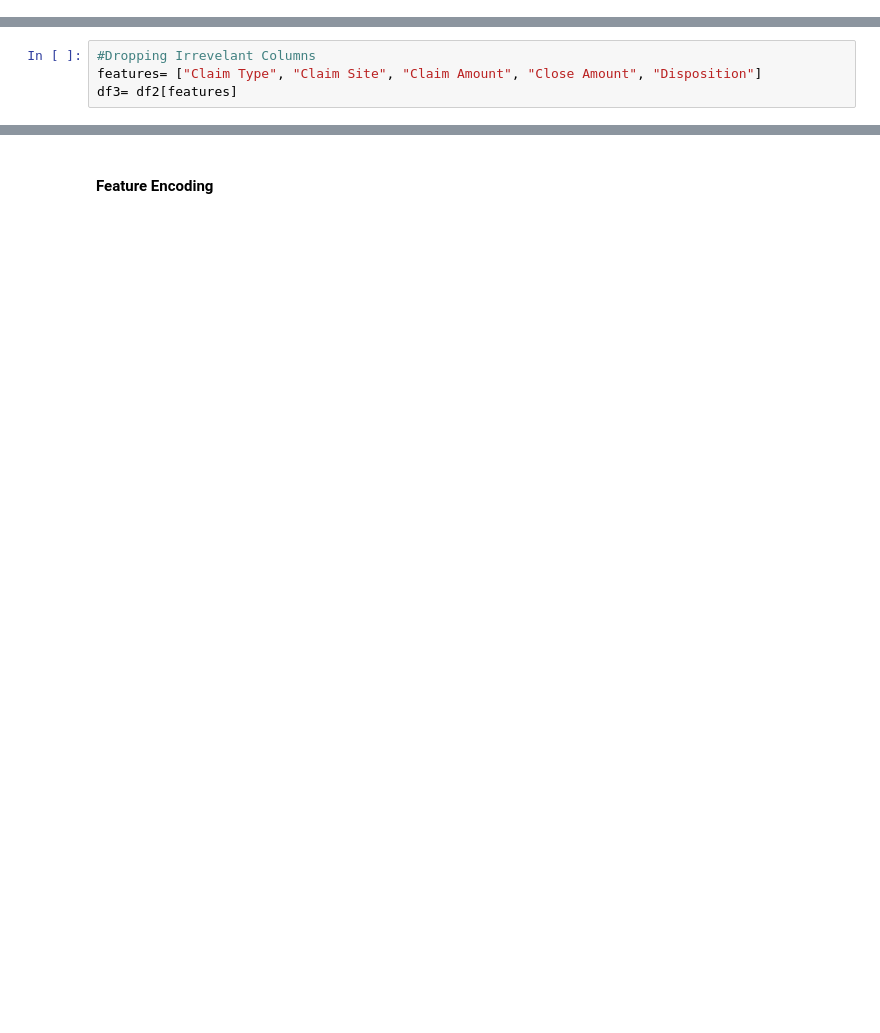
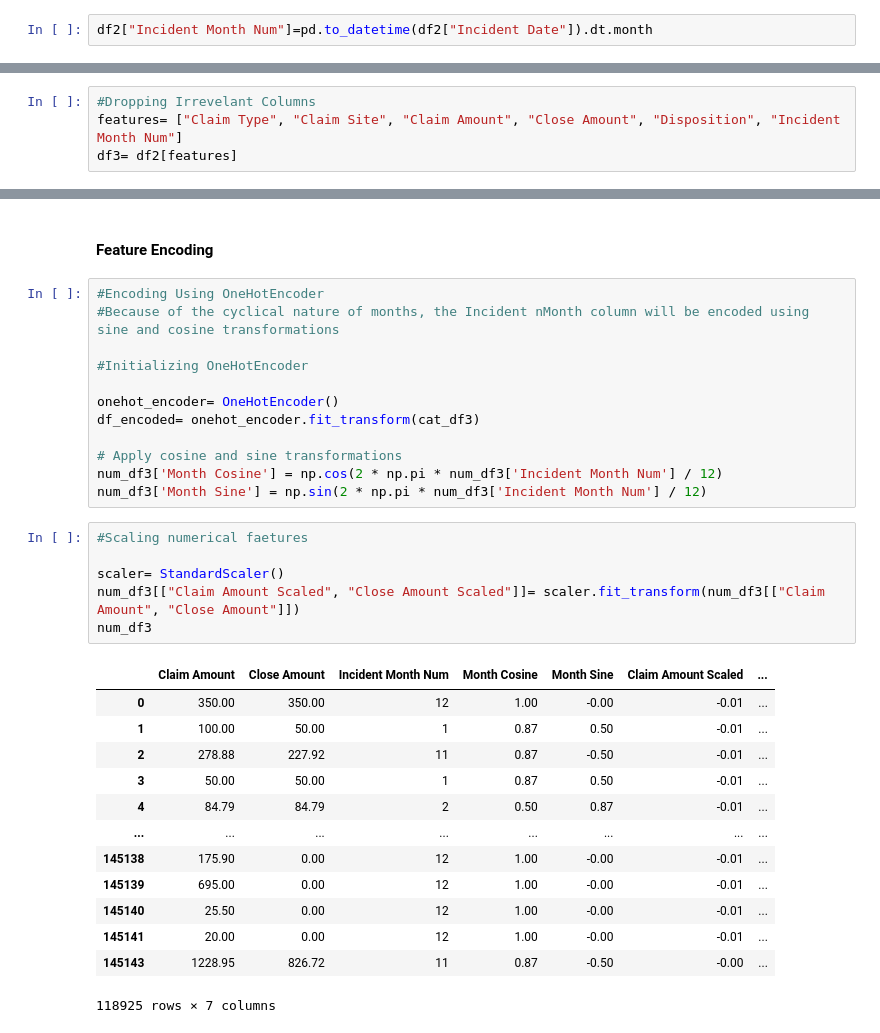
Before and after one commit to btokoli/Risk-Radar-Clustering-Airports-by-Claim-Patterns-to-Spotlight-High-Risk-Hubs, a Jupyter notebook: airportAnalysis.ipynb, the cells around one changed output, grey strips where cells are left out. Saved outputs shown, nothing was run; the diff lists cells and outputs as text; blank space fills up the shorter version.

```diff
--- a/airportAnalysis.ipynb
+++ b/airportAnalysis.ipynb
@@ -607,7 +606,9 @@ Reasons for excluding some features from the model development
+# %%
+df2["Incident Month Num"]=pd.to_datetime(df2["Incident Date"]).dt.month
 # %% [markdown]
 ### Feature Engineering
 # %%
 #Dropping Irrevelant Columns
-features= ["Claim Type", "Claim Site", "Claim Amount", "Close Amount", "Disposition"]
+features= ["Claim Type", "Claim Site", "Claim Amount", "Close Amount", "Disposition", "Incident Month Num"]
 df3= df2[features]
 # %%
@@ -637,2 +654,34 @@ cat_df3=df3[cat_feat]
 # %% [markdown]
 #### Feature Encoding
+# %%
+#Encoding Using OneHotEncoder
+#Because of the cyclical nature of months, the Incident nMonth column will be encoded using sine and cosine transformations
+
+#Initializing OneHotEncoder
+
+onehot_encoder= OneHotEncoder()
+df_encoded= onehot_encoder.fit_transform(cat_df3)
+
+# Apply cosine and sine transformations
+num_df3['Month Cosine'] = np.cos(2 * np.pi * num_df3['Incident Month Num'] / 12)
+num_df3['Month Sine'] = np.sin(2 * np.pi * num_df3['Incident Month Num'] / 12)
+# %%
+#Scaling numerical faetures
+
+scaler= StandardScaler()
+num_df3[["Claim Amount Scaled", "Close Amount Scaled"]]= scaler.fit_transform(num_df3[["Claim Amount", "Close Amount"]])
+num_df3
+# %% [output]
+|  | Claim Amount | Close Amount | Incident Month Num | Month Cosine | Month Sine | Claim Amount Scaled | ... |
+| 0 | 350.00 | 350.00 | 12 | 1.00 | -0.00 | -0.01 | ... |
+| 1 | 100.00 | 50.00 | 1 | 0.87 | 0.50 | -0.01 | ... |
+| 2 | 278.88 | 227.92 | 11 | 0.87 | -0.50 | -0.01 | ... |
+| 3 | 50.00 | 50.00 | 1 | 0.87 | 0.50 | -0.01 | ... |
+| 4 | 84.79 | 84.79 | 2 | 0.50 | 0.87 | -0.01 | ... |
+| ... | ... | ... | ... | ... | ... | ... | ... |
+| 145138 | 175.90 | 0.00 | 12 | 1.00 | -0.00 | -0.01 | ... |
+| 145139 | 695.00 | 0.00 | 12 | 1.00 | -0.00 | -0.01 | ... |
+| 145140 | 25.50 | 0.00 | 12 | 1.00 | -0.00 | -0.01 | ... |
+| 145141 | 20.00 | 0.00 | 12 | 1.00 | -0.00 | -0.01 | ... |
+| 145143 | 1228.95 | 826.72 | 11 | 0.87 | -0.50 | -0.00 | ... |
+118925 rows × 7 columns
```
Also changed, not shown: parts of 4 cells of this notebook.
